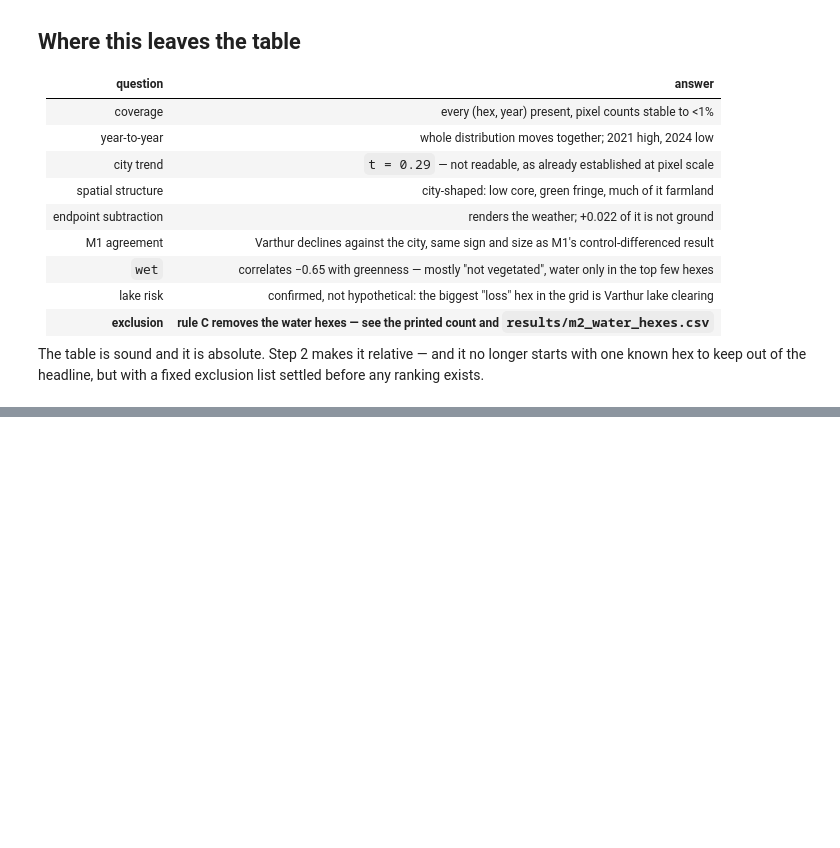
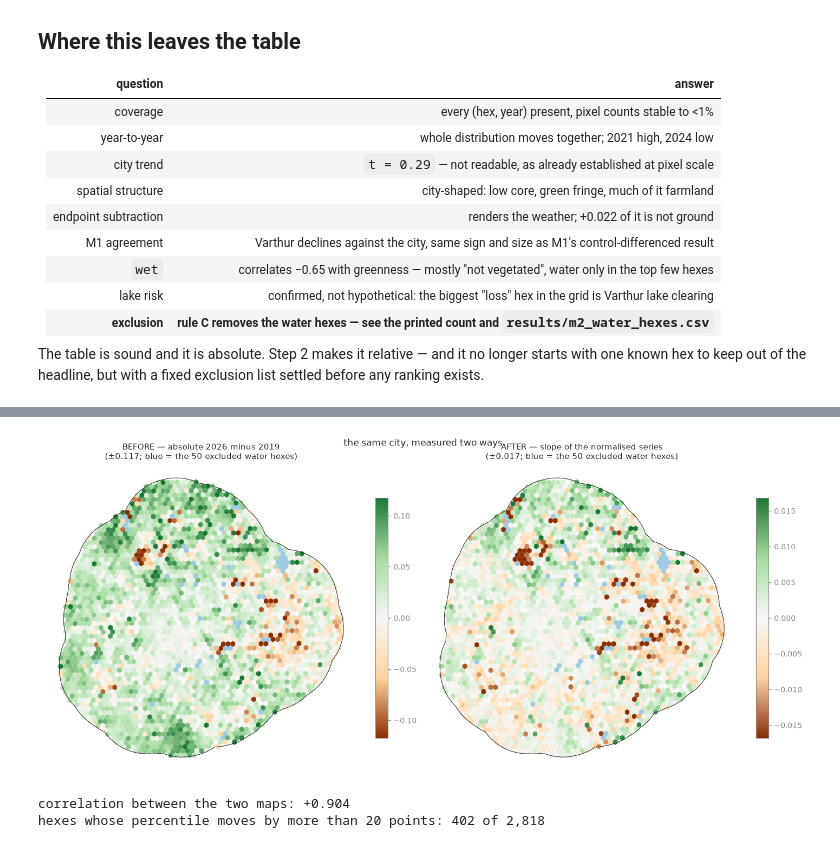
Before and after one commit to dtgoyal1/bengaluru-green-cover, a Jupyter notebook: notebooks/m2_hex_table.ipynb, the cells around one changed output, grey strips where cells are left out. Saved outputs shown, nothing was run; the diff lists cells and outputs as text; code cells hidden in the pictures; blank space fills up the shorter version.

```diff
--- a/notebooks/m2_hex_table.ipynb
+++ b/notebooks/m2_hex_table.ipynb
@@ -849,0 +973,30 @@ exists.
+# %%
+slope_n = norm.mul(xs, axis=1).sum(axis=1) / (xs ** 2).sum()
+endpoint_abs = gk[YEARS[-1]] - gk[YEARS[0]]
+
+gk_map = grid[grid.h3.isin(gk.index)].to_crs(METRIC).copy()
+gk_map["endpoint"] = gk_map.h3.map(endpoint_abs)
+gk_map["slope"] = gk_map.h3.map(slope_n)
+water_map = grid[grid.h3.isin(ids)].to_crs(METRIC)
+
+fig, axes = plt.subplots(1, 2, figsize=(13, 6))
+for ax, col, lab in ((axes[0], "endpoint", f"BEFORE — absolute {YEARS[-1]} minus {YEARS[0]}"),
+                     (axes[1], "slope", "AFTER — slope of the normalised series")):
+    lim = gk_map[col].abs().quantile(0.98)
+    gk_map.plot(column=col, cmap=CHANGE, vmin=-lim, vmax=lim, ax=ax, linewidth=0)
+    water_map.plot(ax=ax, color="#9ecae1", linewidth=0)
+    edge.plot(ax=ax, color=INK, linewidth=0.7)
+    ax.set_title(f"{lab}\n(±{lim:.3f}; blue = the {len(ids)} excluded water hexes)", fontsize=9.5)
+    ax.set_axis_off()
+    fig.colorbar(plt.cm.ScalarMappable(cmap=CHANGE, norm=plt.Normalize(-lim, lim)),
+                 ax=ax, fraction=0.035)
+fig.suptitle("the same city, measured two ways", fontsize=11, y=0.97)
+plt.tight_layout(); plt.show()
+
+agree = (endpoint_abs.rank(pct=True) - slope_n.rank(pct=True)).abs()
+print(f"correlation between the two maps: {endpoint_abs.corr(slope_n):+.3f}")
+print(f"hexes whose percentile moves by more than 20 points: {(agree > 0.2).sum():,} of {len(agree):,}")
+# %% [output]
+[figure, added]
+correlation between the two maps: +0.904
+hexes whose percentile moves by more than 20 points: 402 of 2,818
```
Also changed, not shown: parts of 8 cells of this notebook.
